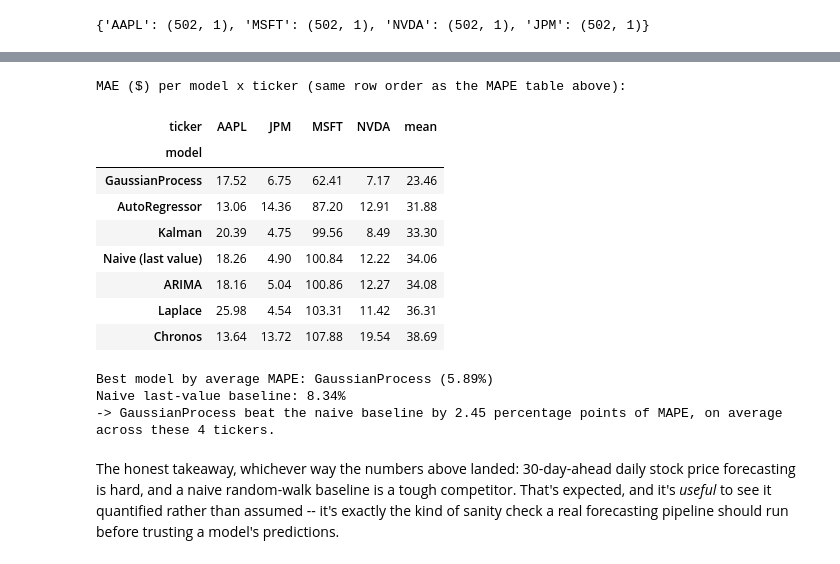
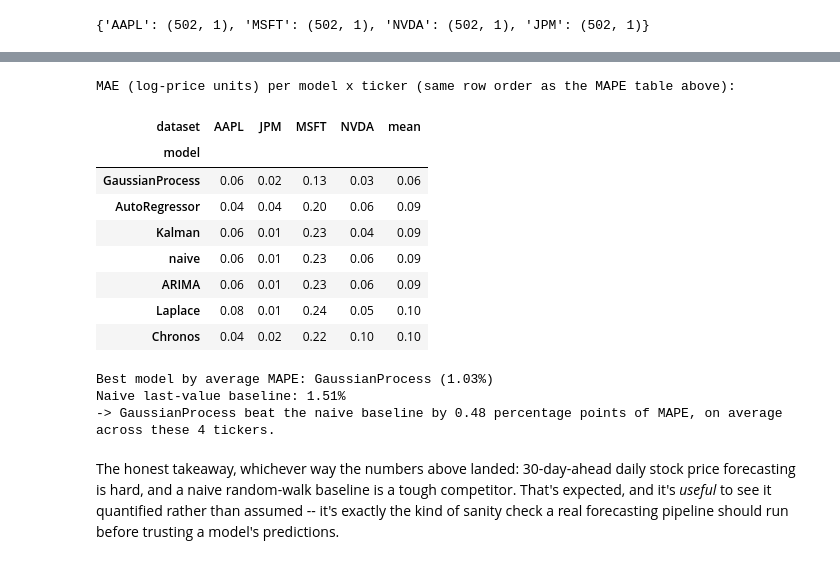
Before and after one commit to ContextLab/hypertools, a Jupyter notebook: docs/tutorials/stock_forecasting.ipynb, the cells around one changed output, grey strips where cells are left out. Drawn from its saved outputs; the diff is of its cells as text; code cells hidden in the pictures.

```diff
--- a/docs/tutorials/stock_forecasting.ipynb
+++ b/docs/tutorials/stock_forecasting.ipynb
@@ -214,7 +222,7 @@ results
 # %%
-mape_table = results.pivot(index='model', columns='ticker', values='MAPE')
-mape_table['mean'] = mape_table.mean(axis=1)
-mape_table = mape_table.sort_values('mean')
-print('MAPE (%) per model x ticker, sorted by average:')
-mape_table.round(2)
+mape_by_ticker = scores['MAPE'].droplevel('column').unstack('dataset')
+mape_by_ticker['mean'] = mape_by_ticker.mean(axis=1)
+mape_by_ticker = mape_by_ticker.sort_values('mean')
+print('MAPE (log-price %) per model x ticker, sorted by average:')
+mape_by_ticker.round(2)
 # %% [output]
@@ -231,27 +239,27 @@ MAPE (%) per model x ticker, sorted by average:
 # %%
-mae_table = results.pivot(index='model', columns='ticker', values='MAE')
-mae_table['mean'] = mae_table.mean(axis=1)
-mae_table = mae_table.loc[mape_table.index]
-print('MAE ($) per model x ticker (same row order as the MAPE table above):')
-mae_table.round(2)
+mae_by_ticker = scores['MAE'].droplevel('column').unstack('dataset')
+mae_by_ticker['mean'] = mae_by_ticker.mean(axis=1)
+mae_by_ticker = mae_by_ticker.loc[mape_by_ticker.index]
+print('MAE (log-price units) per model x ticker (same row order as the MAPE table above):')
+mae_by_ticker.round(2)
 # %% [output]
-MAE ($) per model x ticker (same row order as the MAPE table above):
+MAE (log-price units) per model x ticker (same row order as the MAPE table above):
-| ticker | AAPL | JPM | MSFT | NVDA | mean |
+| dataset | AAPL | JPM | MSFT | NVDA | mean |
 | model |  |  |  |  |  |
-| GaussianProcess | 17.52 | 6.75 | 62.41 | 7.17 | 23.46 |
-| AutoRegressor | 13.06 | 14.36 | 87.20 | 12.91 | 31.88 |
-| Kalman | 20.39 | 4.75 | 99.56 | 8.49 | 33.30 |
-| Naive (last value) | 18.26 | 4.90 | 100.84 | 12.22 | 34.06 |
-| ARIMA | 18.16 | 5.04 | 100.86 | 12.27 | 34.08 |
-| Laplace | 25.98 | 4.54 | 103.31 | 11.42 | 36.31 |
-| Chronos | 13.64 | 13.72 | 107.88 | 19.54 | 38.69 |
+| GaussianProcess | 0.06 | 0.02 | 0.13 | 0.03 | 0.06 |
+| AutoRegressor | 0.04 | 0.04 | 0.20 | 0.06 | 0.09 |
+| Kalman | 0.06 | 0.01 | 0.23 | 0.04 | 0.09 |
+| naive | 0.06 | 0.01 | 0.23 | 0.06 | 0.09 |
+| ARIMA | 0.06 | 0.01 | 0.23 | 0.06 | 0.09 |
+| Laplace | 0.08 | 0.01 | 0.24 | 0.05 | 0.10 |
+| Chronos | 0.04 | 0.02 | 0.22 | 0.10 | 0.10 |
 # %%
 # "Best" is chosen only among the real forecasting models (not the naive
 # baseline), so it's always something we can hand back to hyp.predict below.
-naive_mape = mape_table.loc['Naive (last value)', 'mean']
-best_model = mape_table.loc[models, 'mean'].idxmin()
-best_mape = mape_table.loc[best_model, 'mean']
-beat_naive = best_mape < naive_mape
+best_model = scores.attrs['best']
+best_mape = scores.attrs['best_score']
+naive_mape = scores.attrs['baseline_score']
+beat_naive = scores.attrs['beats_baseline']
 
 print(f"Best model by average MAPE: {best_model} ({best_mape:.2f}%)")
 print(f"Naive last-value baseline: {naive_mape:.2f}%")
@@ -266,9 +274,9 @@ else:
           "immediate future, and no model here reliably extracts more "
           "signal than that over a 30-day horizon.")
 # %% [output]
-Best model by average MAPE: GaussianProcess (5.89%)
-Naive last-value baseline: 8.34%
--> GaussianProcess beat the naive baseline by 2.45 percentage points of MAPE, on average across these 4 tickers.
+Best model by average MAPE: GaussianProcess (1.03%)
+Naive last-value baseline: 1.51%
+-> GaussianProcess beat the naive baseline by 0.48 percentage points of MAPE, on average across these 4 tickers.
 # %% [markdown]
 The honest takeaway, whichever way the numbers above landed: 30-day-ahead
 daily stock price forecasting is hard, and a naive random-walk baseline is a
```
Also changed, not shown: parts of 9 cells of this notebook, 2 other files.
